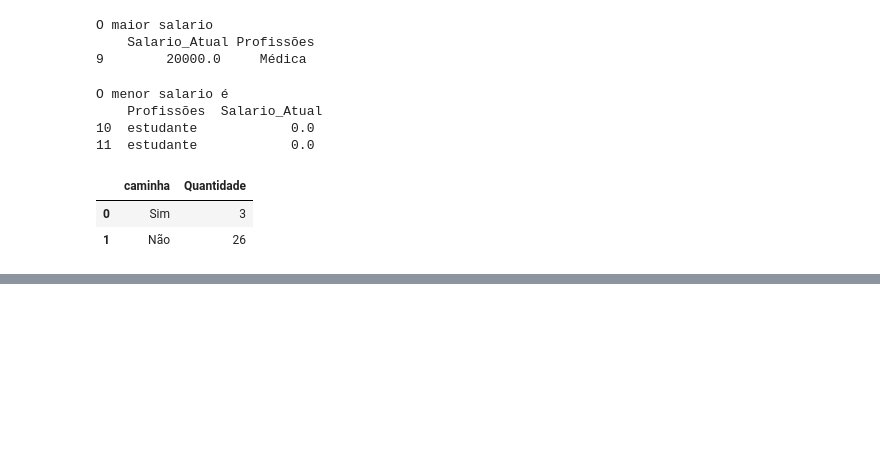
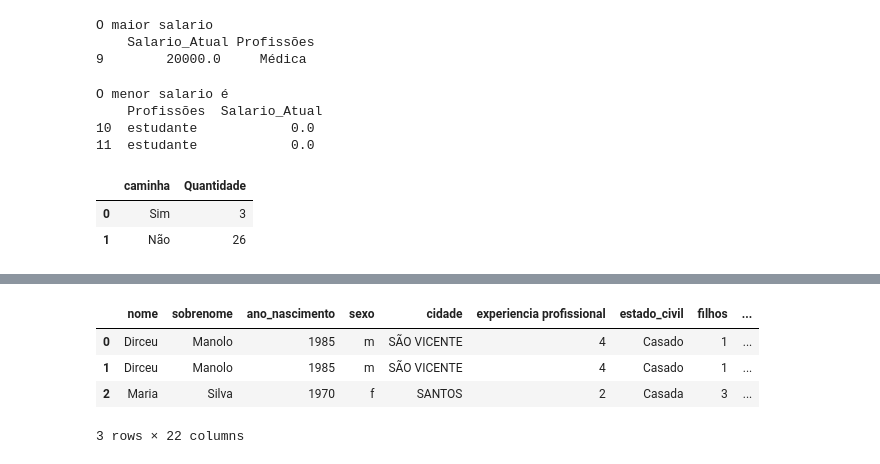
Before and after one commit to gabrielcostapassos/Python-Data-Science, a Jupyter notebook: Desafios/Desafio-Final.ipynb, the cells around one changed output, grey strips where cells are left out. Cells and saved outputs as stored; diff of their text form; code cells hidden in the pictures; blank space fills up the shorter version.

```diff
--- a/Desafios/Desafio-Final.ipynb
+++ b/Desafios/Desafio-Final.ipynb
@@ -203,0 +227,9 @@ array(['sim', 'não'], dtype=object)
+# %%
+cadastro_salario_df = cadastro_salario_df.merge(localidade_df, left_on='cidade', right_on= 'CIDADE')
+cadastro_salario_df.head(3)
+# %% [output]
+|  | nome | sobrenome | ano_nascimento | sexo | cidade | experiencia profissional | estado_civil | filhos | ... |
+| 0 | Dirceu | Manolo | 1985 | m | SÃO VICENTE | 4 | Casado | 1 | ... |
+| 1 | Dirceu | Manolo | 1985 | m | SÃO VICENTE | 4 | Casado | 1 | ... |
+| 2 | Maria | Silva | 1970 | f | SANTOS | 2 | Casada | 3 | ... |
+3 rows × 22 columns
```
Also changed, not shown: parts of 16 cells of this notebook, 7 other files.
